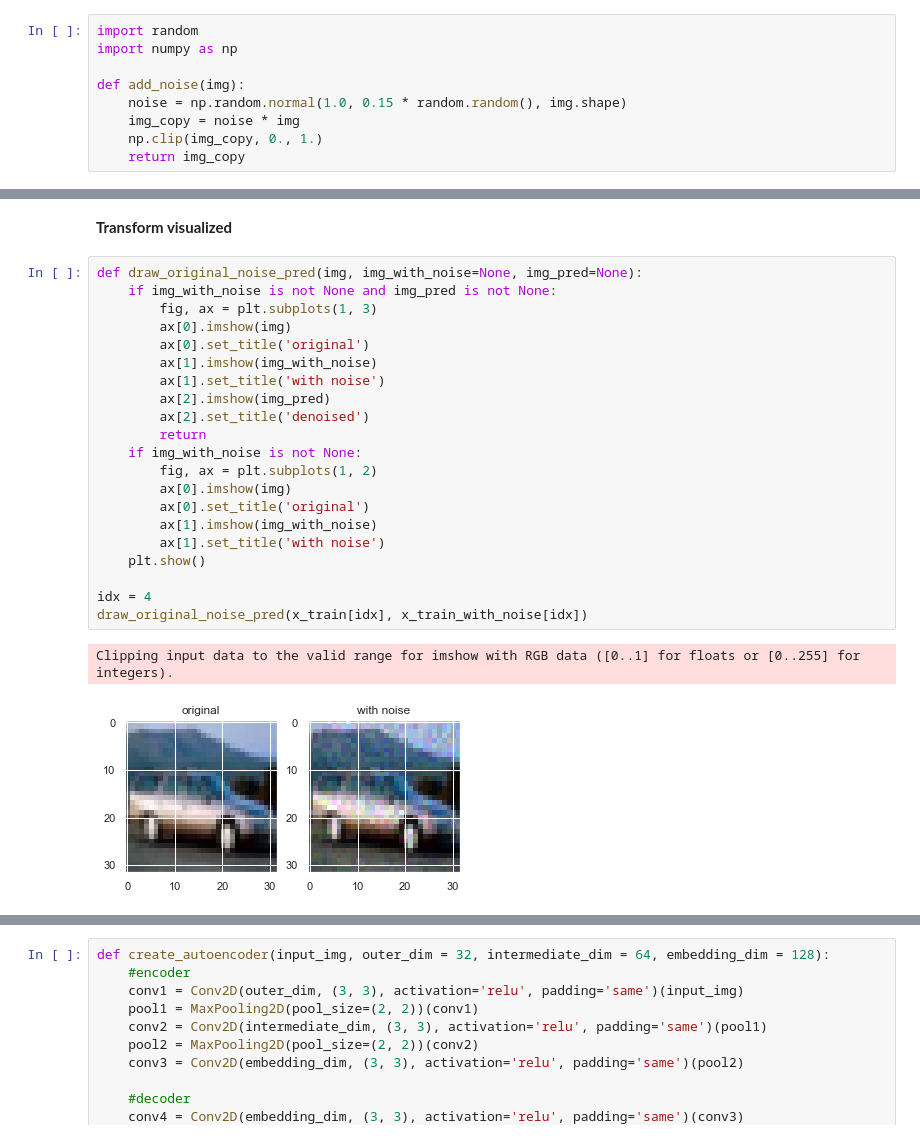
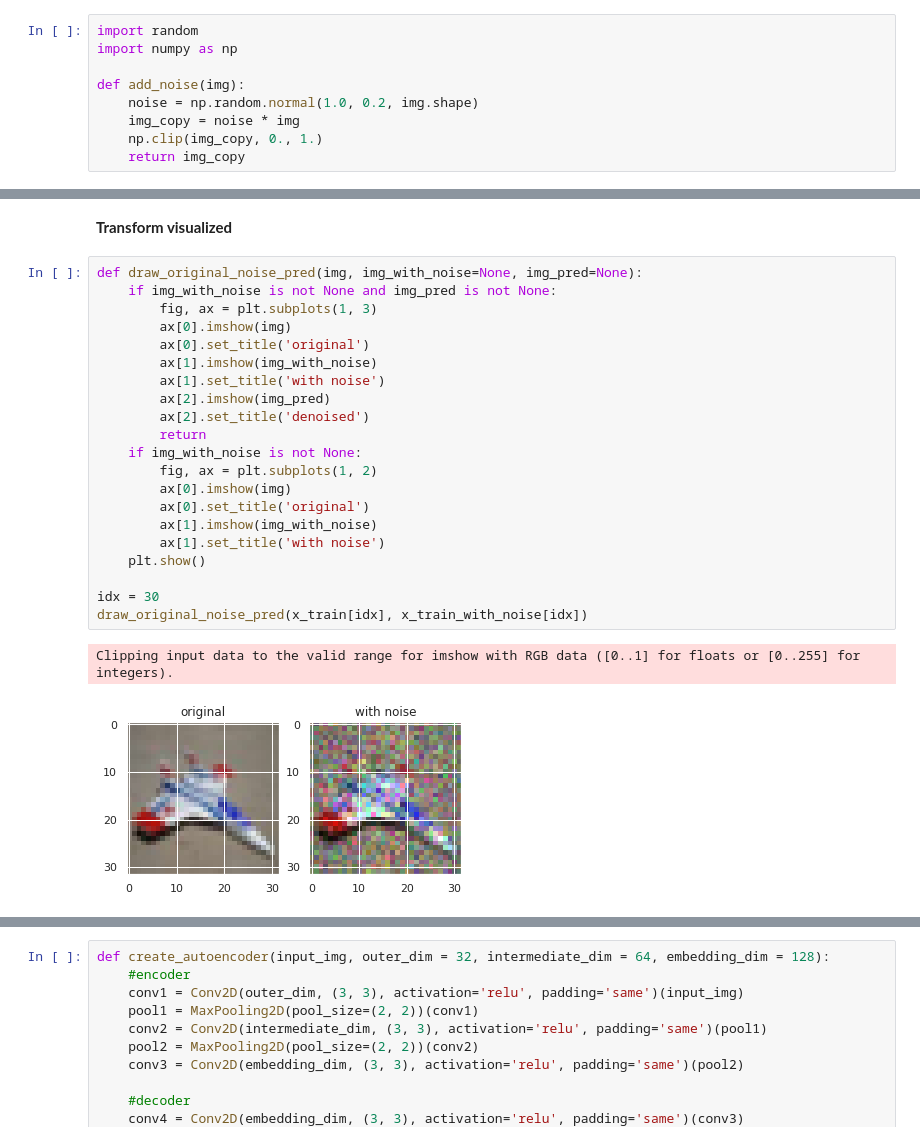
Before and after one commit to olegtaratuhin/itmo-ml, a Jupyter notebook: lab8/lab8.ipynb, the cells around one changed output, grey strips where cells are left out. Saved outputs shown, nothing was run; the diff lists cells and outputs as text.

```diff
--- a/lab8/lab8.ipynb
+++ b/lab8/lab8.ipynb
@@ -36,7 +39,7 @@ import random
 import numpy as np
 
 def add_noise(img):
-    noise = np.random.normal(1.0, 0.15 * random.random(), img.shape)
+    noise = np.random.normal(1.0, 0.2, img.shape)
     img_copy = noise * img
     np.clip(img_copy, 0., 1.)
     return img_copy
@@ -48,27 +51,27 @@ x_test_with_noise = add_noise(x_test)
 # %%
 def draw_original_noise_pred(img, img_with_noise=None, img_pred=None):
     if img_with_noise is not None and img_pred is not None:
         fig, ax = plt.subplots(1, 3)
         ax[0].imshow(img)
         ax[0].set_title('original')
         ax[1].imshow(img_with_noise)
         ax[1].set_title('with noise')
         ax[2].imshow(img_pred)
         ax[2].set_title('denoised')
         return
     if img_with_noise is not None:
         fig, ax = plt.subplots(1, 2)
         ax[0].imshow(img)
         ax[0].set_title('original')
         ax[1].imshow(img_with_noise)
         ax[1].set_title('with noise')
     plt.show()
 
-idx = 4
+idx = 30
 draw_original_noise_pred(x_train[idx], x_train_with_noise[idx])
 # %% [output]
 Clipping input data to the valid range for imshow with RGB data ([0..1] for floats or [0..255] for integers).
-[figure, old version]
+[figure, new version]
 # %%
 datagen = ImageDataGenerator(
     rescale=1./255,
```
Also changed, not shown: parts of 7 cells of this notebook.
